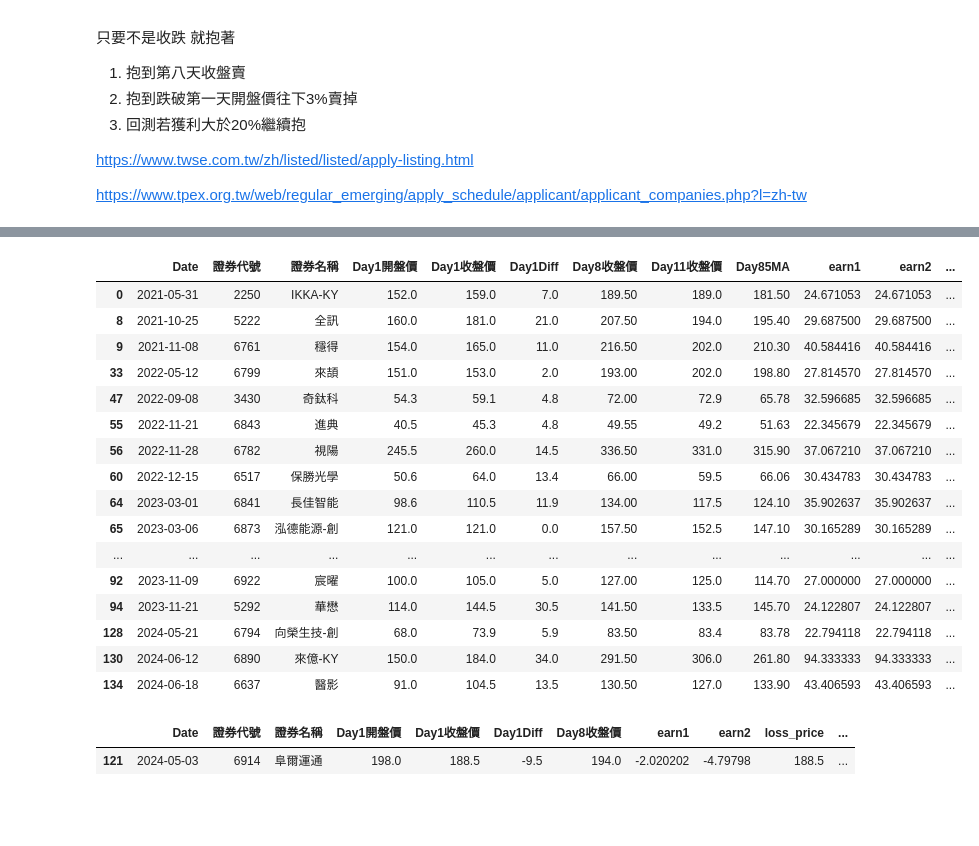
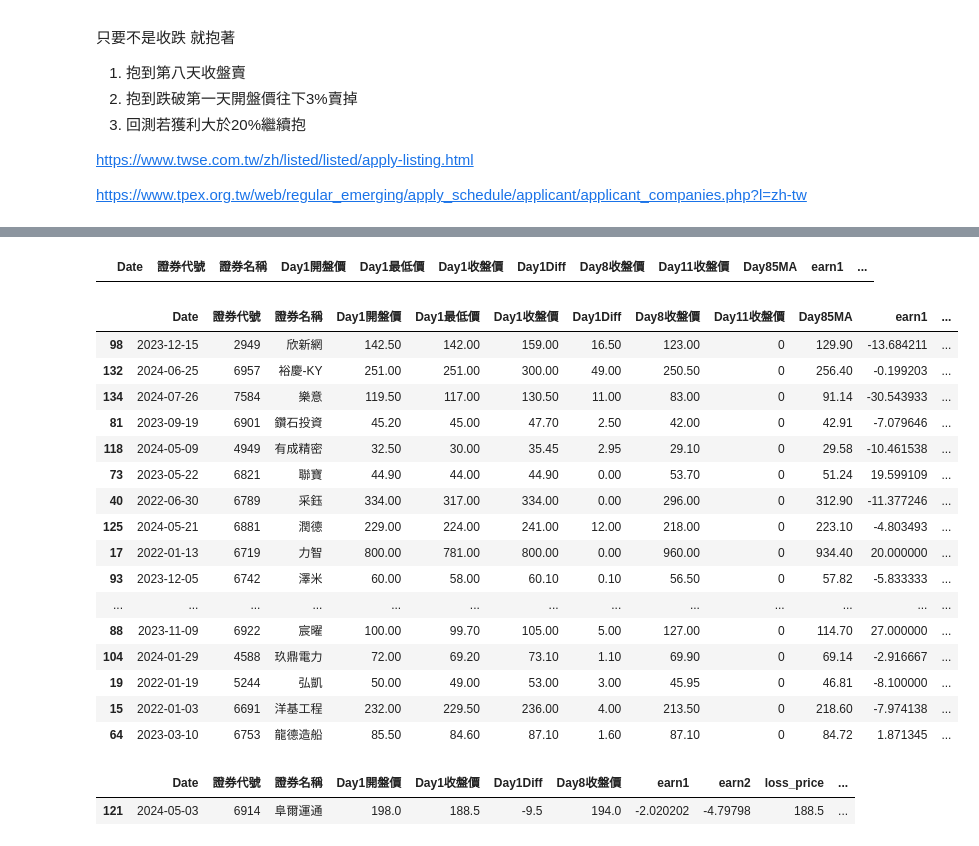
Before and after one commit to mulderfang/stock, a Jupyter notebook: 進出策略/事件交易-策略1_包你發娛樂城.ipynb, the cells around one changed output, grey strips where cells are left out. Cells and saved outputs as stored; diff of their text form; code cells hidden in the pictures; blank space fills up the shorter version.

```diff
--- a/進出策略/事件交易-策略1_上市櫃前幾天買.ipynb
+++ b/進出策略/事件交易-策略1_包你發娛樂城.ipynb
@@ -102,23 +147,25 @@ total_earn = 0
 cumsum_list = pd.DataFrame(columns=['loss_pen','cumsum1','cumsum2','len'])
 
 hold_day = 7 # 7
-loss_pen_list = np.arange(0.96, 0.97, 0.01)
+loss_pen_list = np.arange(0.95, 1.05, 0.01)
 earn1 = 0
 earn2 = 0
 earn3 = 0
 earn4 = 0
 
 for loss_pen in loss_pen_list:
-    new_stock_list = pd.DataFrame(columns=['Date','證券代號','證券名稱','Day1開盤價','Day1收盤價','Day1Diff','Day8收盤價','Day11收盤價','Day85MA','earn1','earn2','loss_price','loss_type'])
+    new_stock_list = pd.DataFrame(columns=['Date','證券代號','證券名稱','Day1開盤價','Day1最低價','Day1最高價','Day1收盤價','Day1Diff','Day8收盤價','Day11收盤價','Day85MA','earn1','earn2','loss_price','loss_type'])
     for stock_id in new_stock_id:
 
         new_stock = stock_df_raw[stock_df_raw['證券代號'] == stock_id]
         # new_stock = new_stock_df[new_stock_df['證券代號'] == stock_id]
-        new_stock = new_stock.head(hold_day+1)
-        if (len(new_stock) == hold_day+1):
+        new_stock = new_stock.head(hold_day+4)
+        if (len(new_stock) == hold_day+4):
             loss_price = 0
             loss_type = '0'
             day1_open_price = new_stock['開盤價'].iloc[0]
+            day1_low_price = new_stock['最低價'].iloc[0]
+            day1_high_price = new_stock['最高價'].iloc[0]
             day1_close_price = new_stock['收盤價'].iloc[0]
 
             day1_diff = day1_close_price - day1_open_price
@@ -133,10 +180,14 @@ for loss_pen in loss_pen_list:
             # close_price2 = new_stock['收盤價'].iloc[hold_day+1]
             # close_price3 = new_stock['收盤價'].iloc[10]
 
-            # 1. 直接放五天 中間不動作 開盤買
+            # 1. 直接放hold_day天 中間不動作 開盤買
             earn1 = 100 * (close_price - day1_open_price)/day1_open_price
 
-            # 2. 第一天收黑就不要了，其他的放五天
+            #第一天買不到就算了 再追效果不好
+            if((day1_open_price == day1_low_price) & (day1_low_price == day1_close_price)):
+                continue
+
+            # 2. 第一天收黑就不要了，其他的放hold_day天
             if (day1_diff < 0):
                 loss_type = '1'
                 loss_price = day1_close_price
@@ -155,12 +206,12 @@ for loss_pen in loss_pen_list:
                     loss_type = '3'
                     earn2 = 100 * (close_price - day1_open_price)/day1_open_price
 
-                    # # 賺超過 20%
-                    # if (earn2 > 20):
-                    #     loss_type = '4'
+                    # 賺超過 20%
+                    if (earn2 > 20):
+                        loss_type = '4'
 
-                    #     close_price_20 = new_stock['收盤價'].iloc[hold_day+3]
-                    #     earn2 = 100 * (close_price_20 - day1_open_price)/day1_open_price
+                        close_price_20 = new_stock['收盤價'].iloc[hold_day+3]
+                        earn2 = 100 * (close_price_20 - day1_open_price)/day1_open_price
 
 
 
@@ -169,6 +220,8 @@ for loss_pen in loss_pen_list:
                 '證券代號': [id],
                 '證券名稱': [name],
                 'Day1開盤價': [day1_open_price],
+                'Day1最低價': [day1_low_price],
+                'Day1最高價': [day1_high_price],
                 'Day1收盤價': [day1_close_price],
                 'Day1Diff':[day1_diff],
                 'Day8收盤價': [close_price],
@@ -206,27 +283,31 @@ cumsum_list
+# %%
+new_stock_list[(new_stock_list['Day1開盤價'] == new_stock_list['Day1最低價']) & (new_stock_list['Day1最低價'] == new_stock_list['Day1收盤價'])]
+# %% [output]
+|  | Date | 證券代號 | 證券名稱 | Day1開盤價 | Day1最低價 | Day1收盤價 | Day1Diff | Day8收盤價 | Day11收盤價 | Day85MA | earn1 | ... |
 # %%
-new_stock_list_4 = new_stock_list[new_stock_list['loss_type'] == '4']
+new_stock_list_4 = new_stock_list[new_stock_list['loss_type'] == '1']
 
 sum(100 * ((new_stock_list_4['Day11收盤價']/new_stock_list_4['Day8收盤價']) -1))
 
-new_stock_list_4
+new_stock_list[new_stock_list['loss_type'] == '2'].sort_values(by='earn2').head(35)
 # %% [output]
-|  | Date | 證券代號 | 證券名稱 | Day1開盤價 | Day1收盤價 | Day1Diff | Day8收盤價 | Day11收盤價 | Day85MA | earn1 | earn2 | ... |
-| 0 | 2021-05-31 | 2250 | IKKA-KY | 152.0 | 159.0 | 7.0 | 189.50 | 189.0 | 181.50 | 24.671053 | 24.671053 | ... |
-| 8 | 2021-10-25 | 5222 | 全訊 | 160.0 | 181.0 | 21.0 | 207.50 | 194.0 | 195.40 | 29.687500 | 29.687500 | ... |
-| 9 | 2021-11-08 | 6761 | 穩得 | 154.0 | 165.0 | 11.0 | 216.50 | 202.0 | 210.30 | 40.584416 | 40.584416 | ... |
-| 33 | 2022-05-12 | 6799 | 來頡 | 151.0 | 153.0 | 2.0 | 193.00 | 202.0 | 198.80 | 27.814570 | 27.814570 | ... |
-| 47 | 2022-09-08 | 3430 | 奇鈦科 | 54.3 | 59.1 | 4.8 | 72.00 | 72.9 | 65.78 | 32.596685 | 32.596685 | ... |
-| 55 | 2022-11-21 | 6843 | 進典 | 40.5 | 45.3 | 4.8 | 49.55 | 49.2 | 51.63 | 22.345679 | 22.345679 | ... |
-| 56 | 2022-11-28 | 6782 | 視陽 | 245.5 | 260.0 | 14.5 | 336.50 | 331.0 | 315.90 | 37.067210 | 37.067210 | ... |
-| 60 | 2022-12-15 | 6517 | 保勝光學 | 50.6 | 64.0 | 13.4 | 66.00 | 59.5 | 66.06 | 30.434783 | 30.434783 | ... |
-| 64 | 2023-03-01 | 6841 | 長佳智能 | 98.6 | 110.5 | 11.9 | 134.00 | 117.5 | 124.10 | 35.902637 | 35.902637 | ... |
-| 65 | 2023-03-06 | 6873 | 泓德能源-創 | 121.0 | 121.0 | 0.0 | 157.50 | 152.5 | 147.10 | 30.165289 | 30.165289 | ... |
+|  | Date | 證券代號 | 證券名稱 | Day1開盤價 | Day1最低價 | Day1收盤價 | Day1Diff | Day8收盤價 | Day11收盤價 | Day85MA | earn1 | ... |
+| 98 | 2023-12-15 | 2949 | 欣新網 | 142.50 | 142.00 | 159.00 | 16.50 | 123.00 | 0 | 129.90 | -13.684211 | ... |
+| 132 | 2024-06-25 | 6957 | 裕慶-KY | 251.00 | 251.00 | 300.00 | 49.00 | 250.50 | 0 | 256.40 | -0.199203 | ... |
+| 134 | 2024-07-26 | 7584 | 樂意 | 119.50 | 117.00 | 130.50 | 11.00 | 83.00 | 0 | 91.14 | -30.543933 | ... |
+| 81 | 2023-09-19 | 6901 | 鑽石投資 | 45.20 | 45.00 | 47.70 | 2.50 | 42.00 | 0 | 42.91 | -7.079646 | ... |
+| 118 | 2024-05-09 | 4949 | 有成精密 | 32.50 | 30.00 | 35.45 | 2.95 | 29.10 | 0 | 29.58 | -10.461538 | ... |
+| 73 | 2023-05-22 | 6821 | 聯寶 | 44.90 | 44.00 | 44.90 | 0.00 | 53.70 | 0 | 51.24 | 19.599109 | ... |
+| 40 | 2022-06-30 | 6789 | 采鈺 | 334.00 | 317.00 | 334.00 | 0.00 | 296.00 | 0 | 312.90 | -11.377246 | ... |
+| 125 | 2024-05-21 | 6881 | 潤德 | 229.00 | 224.00 | 241.00 | 12.00 | 218.00 | 0 | 223.10 | -4.803493 | ... |
+| 17 | 2022-01-13 | 6719 | 力智 | 800.00 | 781.00 | 800.00 | 0.00 | 960.00 | 0 | 934.40 | 20.000000 | ... |
+| 93 | 2023-12-05 | 6742 | 澤米 | 60.00 | 58.00 | 60.10 | 0.10 | 56.50 | 0 | 57.82 | -5.833333 | ... |
 | ... | ... | ... | ... | ... | ... | ... | ... | ... | ... | ... | ... | ... |
-| 92 | 2023-11-09 | 6922 | 宸曜 | 100.0 | 105.0 | 5.0 | 127.00 | 125.0 | 114.70 | 27.000000 | 27.000000 | ... |
-| 94 | 2023-11-21 | 5292 | 華懋 | 114.0 | 144.5 | 30.5 | 141.50 | 133.5 | 145.70 | 24.122807 | 24.122807 | ... |
-| 128 | 2024-05-21 | 6794 | 向榮生技-創 | 68.0 | 73.9 | 5.9 | 83.50 | 83.4 | 83.78 | 22.794118 | 22.794118 | ... |
-| 130 | 2024-06-12 | 6890 | 來億-KY | 150.0 | 184.0 | 34.0 | 291.50 | 306.0 | 261.80 | 94.333333 | 94.333333 | ... |
-| 134 | 2024-06-18 | 6637 | 醫影 | 91.0 | 104.5 | 13.5 | 130.50 | 127.0 | 133.90 | 43.406593 | 43.406593 | ... |
+| 88 | 2023-11-09 | 6922 | 宸曜 | 100.00 | 99.70 | 105.00 | 5.00 | 127.00 | 0 | 114.70 | 27.000000 | ... |
+| 104 | 2024-01-29 | 4588 | 玖鼎電力 | 72.00 | 69.20 | 73.10 | 1.10 | 69.90 | 0 | 69.14 | -2.916667 | ... |
+| 19 | 2022-01-19 | 5244 | 弘凱 | 50.00 | 49.00 | 53.00 | 3.00 | 45.95 | 0 | 46.81 | -8.100000 | ... |
+| 15 | 2022-01-03 | 6691 | 洋基工程 | 232.00 | 229.50 | 236.00 | 4.00 | 213.50 | 0 | 218.60 | -7.974138 | ... |
+| 64 | 2023-03-10 | 6753 | 龍德造船 | 85.50 | 84.60 | 87.10 | 1.60 | 87.10 | 0 | 84.72 | 1.871345 | ... |
 # %%
 new_stock_list[new_stock_list['證券代號'] == '6914']
 # %% [output]
```
Also changed, not shown: parts of 4 cells of this notebook, 3 other files.
